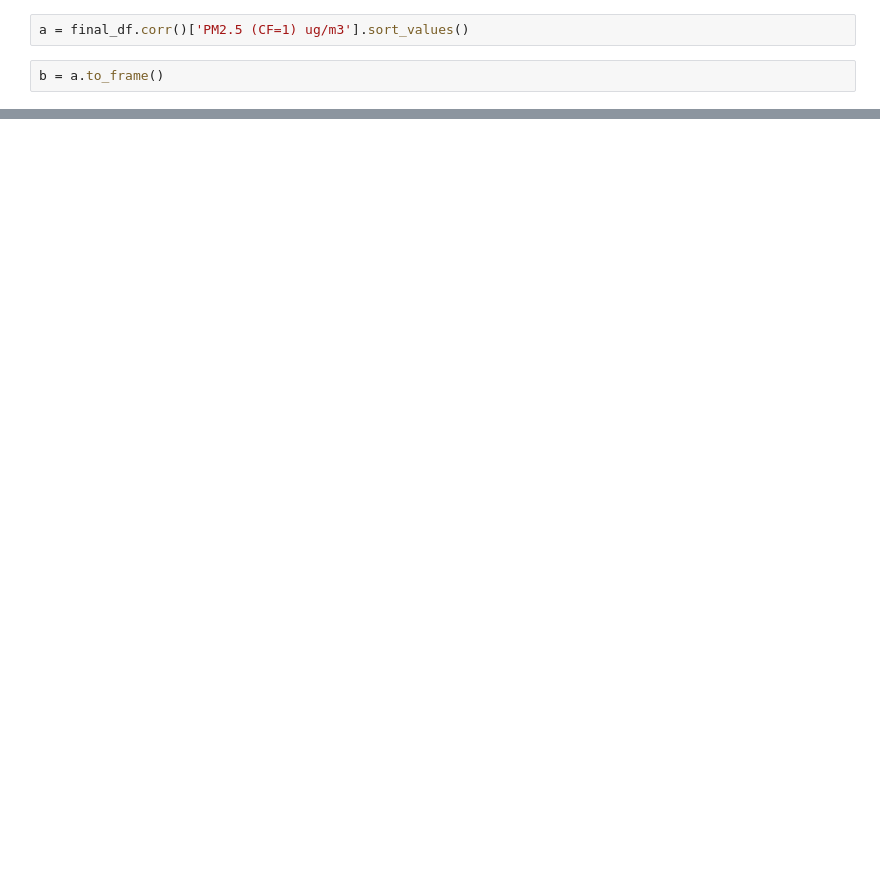
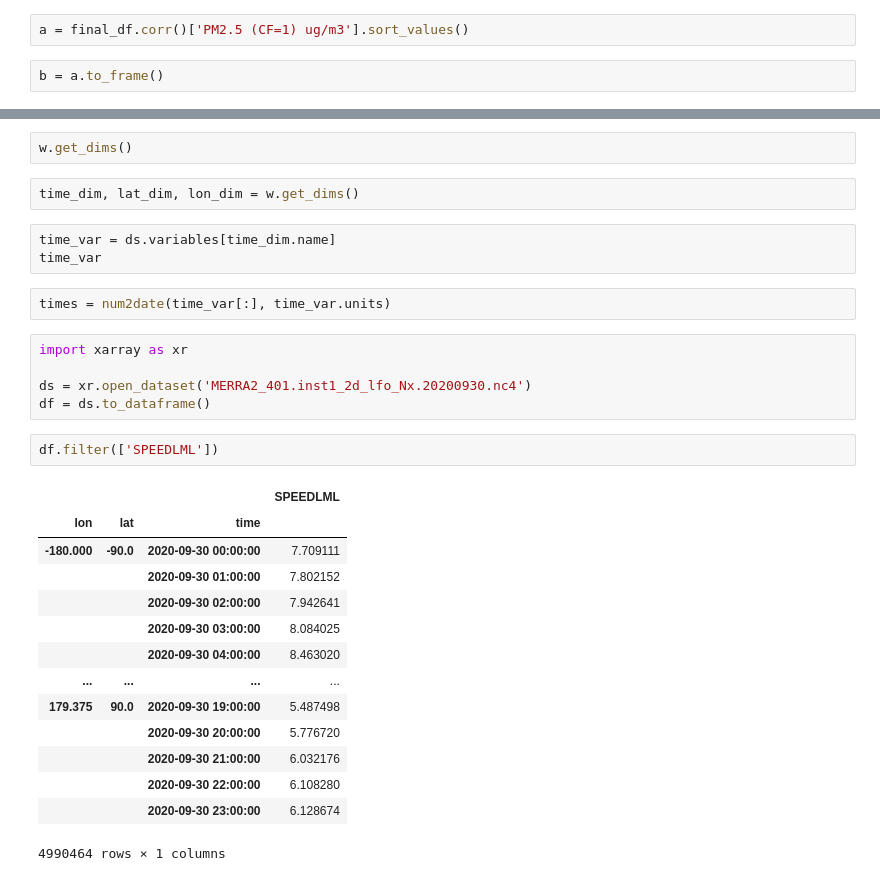
Before and after one commit to mihakim2/2021Fall_finals, a Jupyter notebook: correlations.ipynb, the cells around one changed output, grey strips where cells are left out. Saved outputs shown, nothing was run; the diff lists cells and outputs as text; blank space fills up the shorter version.

```diff
--- a/correlations.ipynb
+++ b/correlations.ipynb
@@ -108,0 +72,31 @@ Text(0, 0.5, 'PC 2.5')
+# %%
+w.get_dims()
+# %%
+time_dim, lat_dim, lon_dim = w.get_dims()
+# %%
+time_var = ds.variables[time_dim.name]
+time_var
+# %%
+times = num2date(time_var[:], time_var.units)
+# %%
+import xarray as xr
+
+ds = xr.open_dataset('MERRA2_401.inst1_2d_lfo_Nx.20200930.nc4')
+df = ds.to_dataframe()
+# %%
+df.filter(['SPEEDLML'])
+# %% [output]
+|  |  |  | SPEEDLML |
+| lon | lat | time |  |
+| -180.000 | -90.0 | 2020-09-30 00:00:00 | 7.709111 |
+|  |  | 2020-09-30 01:00:00 | 7.802152 |
+|  |  | 2020-09-30 02:00:00 | 7.942641 |
+|  |  | 2020-09-30 03:00:00 | 8.084025 |
+|  |  | 2020-09-30 04:00:00 | 8.463020 |
+| ... | ... | ... | ... |
+| 179.375 | 90.0 | 2020-09-30 19:00:00 | 5.487498 |
+|  |  | 2020-09-30 20:00:00 | 5.776720 |
+|  |  | 2020-09-30 21:00:00 | 6.032176 |
+|  |  | 2020-09-30 22:00:00 | 6.108280 |
+|  |  | 2020-09-30 23:00:00 | 6.128674 |
+4990464 rows × 1 columns
```
Also changed, not shown: parts of 25 cells of this notebook.
